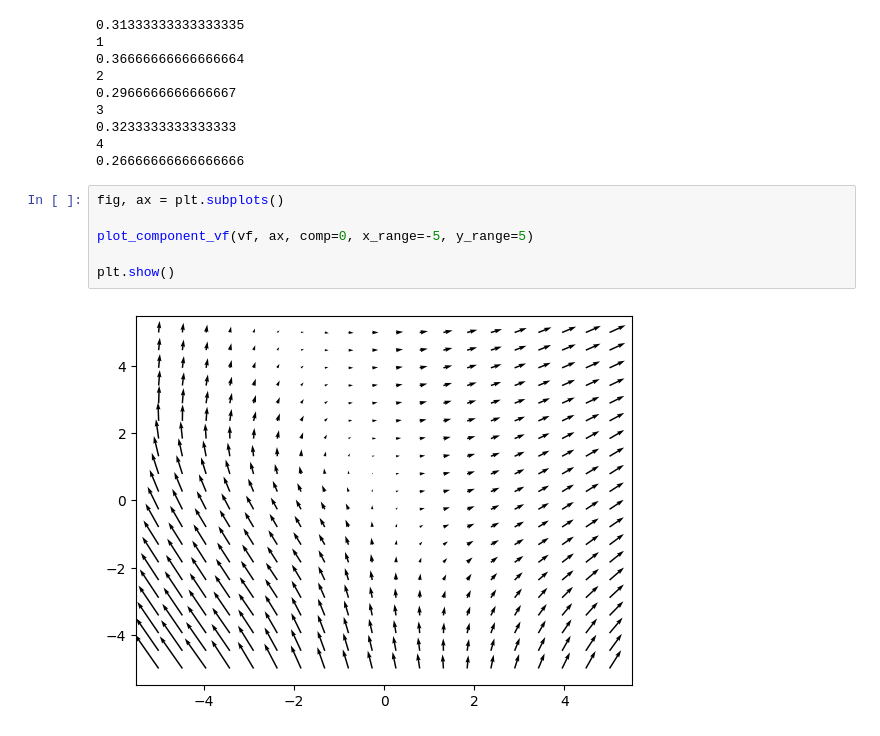
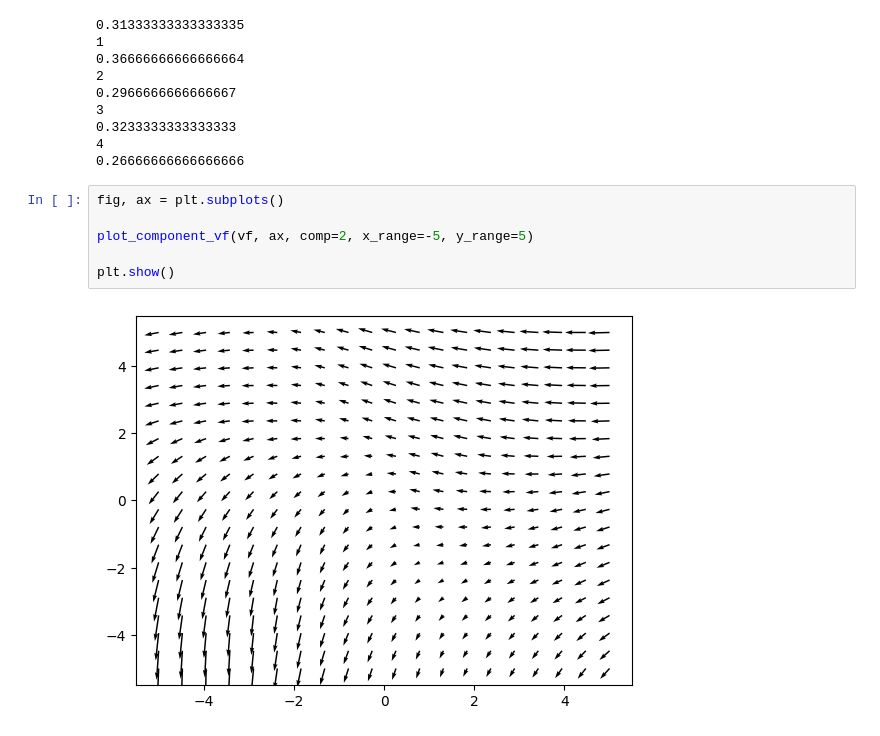
Before and after one commit to aidos-lab/neural-k-forms, a Jupyter notebook: DR-nn-vectorfield-example-R2.ipynb, the cells around one changed output. Saved outputs shown, nothing was run; the diff lists cells and outputs as text.

```diff
--- a/DR-nn-vectorfield-example-R2.ipynb
+++ b/DR-nn-vectorfield-example-R2.ipynb
@@ -503,8 +503,8 @@ for e in range(epochs):
 # %%
 fig, ax = plt.subplots()
 
-plot_component_vf(vf, ax, comp=0, x_range=-5, y_range=5)
+plot_component_vf(vf, ax, comp=2, x_range=-5, y_range=5)
 
 plt.show()
 # %% [output]
-[figure, old version]
+[figure, new version]
```
Also changed, not shown: parts of 17 cells of this notebook.
